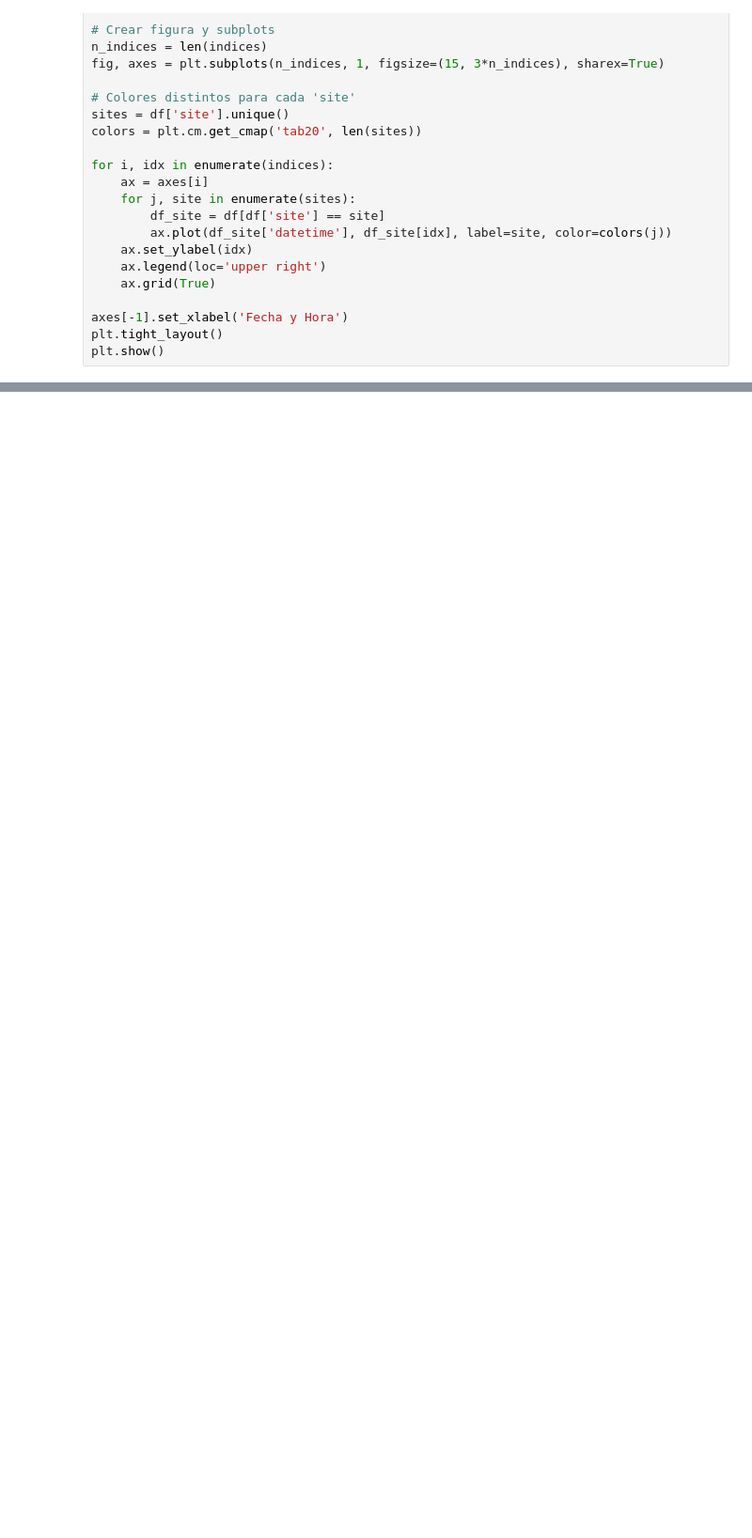
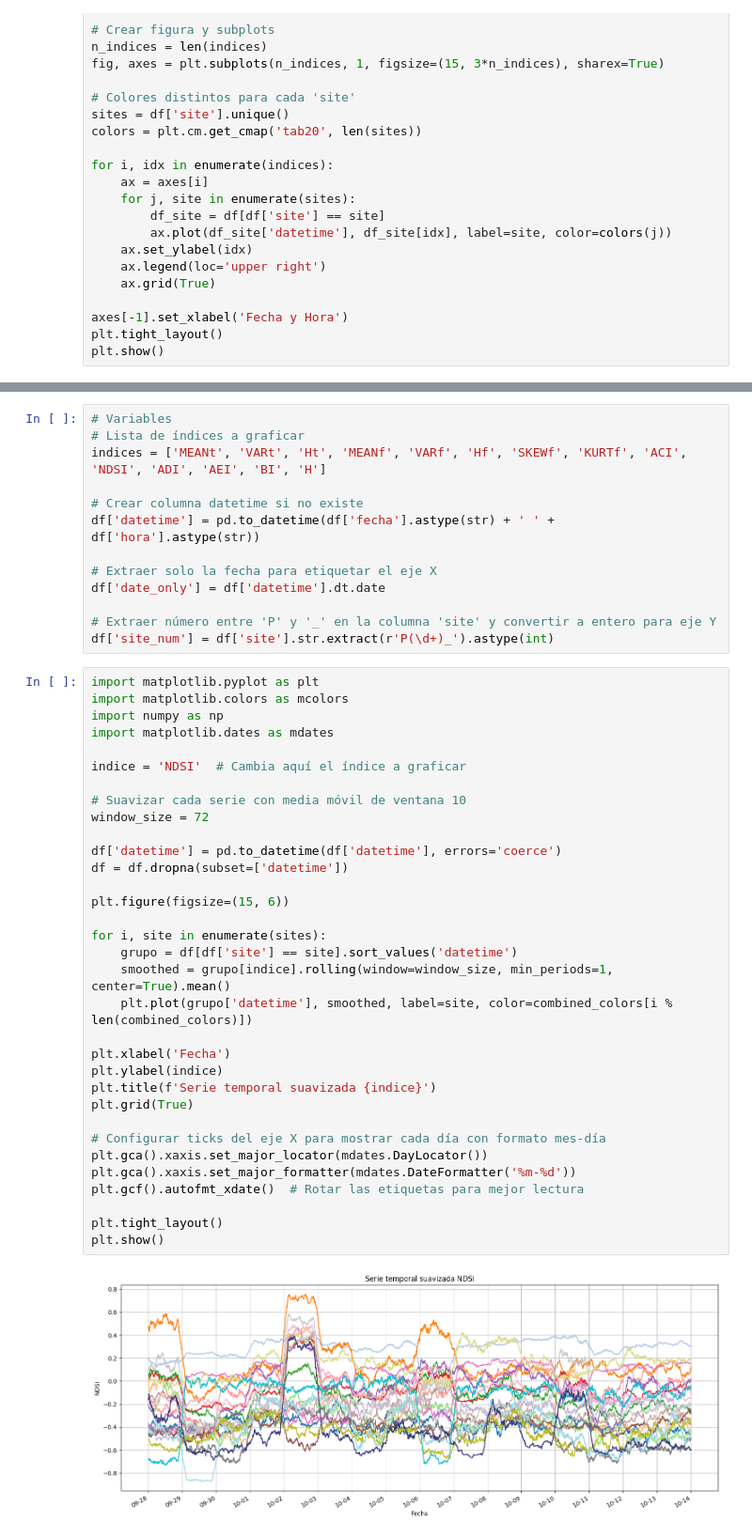
Before and after one commit to camilobehrens/figuras_mauro, a Jupyter notebook: codigo/indices.ipynb, the cells around one changed output, grey strips where cells are left out. Shown at 94% size. Drawn from its saved outputs; the diff is of its cells as text; blank space fills up the shorter version.

```diff
--- a/codigo/indices.ipynb
+++ b/codigo/indices.ipynb
@@ -58,0 +65,48 @@ plt.show()
+# %%
+# Variables
+# Lista de índices a graficar
+indices = ['MEANt', 'VARt', 'Ht', 'MEANf', 'VARf', 'Hf', 'SKEWf', 'KURTf', 'ACI', 'NDSI', 'ADI', 'AEI', 'BI', 'H']
+
+# Crear columna datetime si no existe
+df['datetime'] = pd.to_datetime(df['fecha'].astype(str) + ' ' + df['hora'].astype(str))
+
+# Extraer solo la fecha para etiquetar el eje X
+df['date_only'] = df['datetime'].dt.date
+
+# Extraer número entre 'P' y '_' en la columna 'site' y convertir a entero para eje Y
+df['site_num'] = df['site'].str.extract(r'P(\d+)_').astype(int)
+# %%
+import matplotlib.pyplot as plt
+import matplotlib.colors as mcolors
+import numpy as np
+import matplotlib.dates as mdates
+
+indice = 'NDSI'  # Cambia aquí el índice a graficar
+
+# Suavizar cada serie con media móvil de ventana 10
+window_size = 72
+
+df['datetime'] = pd.to_datetime(df['datetime'], errors='coerce')
+df = df.dropna(subset=['datetime'])
+
+plt.figure(figsize=(15, 6))
+
+for i, site in enumerate(sites):
+    grupo = df[df['site'] == site].sort_values('datetime')
+    smoothed = grupo[indice].rolling(window=window_size, min_periods=1, center=True).mean()
+    plt.plot(grupo['datetime'], smoothed, label=site, color=combined_colors[i % len(combined_colors)])
+
+plt.xlabel('Fecha')
+plt.ylabel(indice)
+plt.title(f'Serie temporal suavizada {indice}')
+plt.grid(True)
+
+# Configurar ticks del eje X para mostrar cada día con formato mes-día
+plt.gca().xaxis.set_major_locator(mdates.DayLocator())
+plt.gca().xaxis.set_major_formatter(mdates.DateFormatter('%m-%d'))
+plt.gcf().autofmt_xdate()  # Rotar las etiquetas para mejor lectura
+
+plt.tight_layout()
+plt.show()
+# %% [output]
+[figure, added]
```
Also changed, not shown: parts of 2 cells of this notebook, 1 other file.
